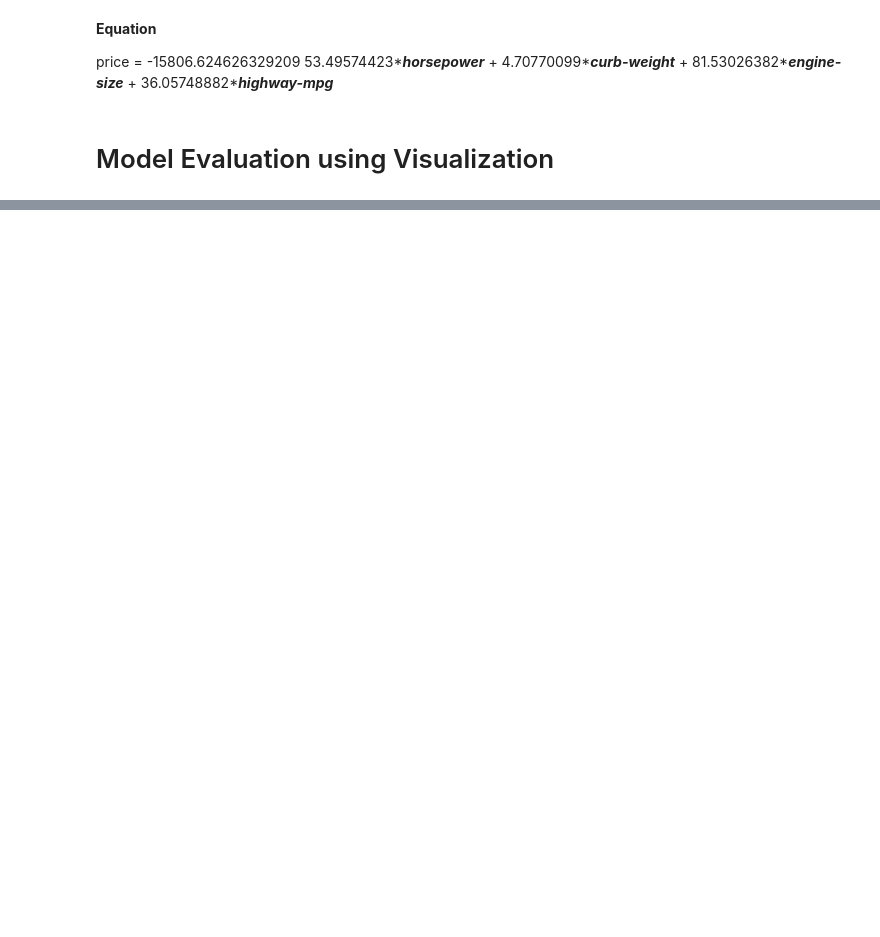
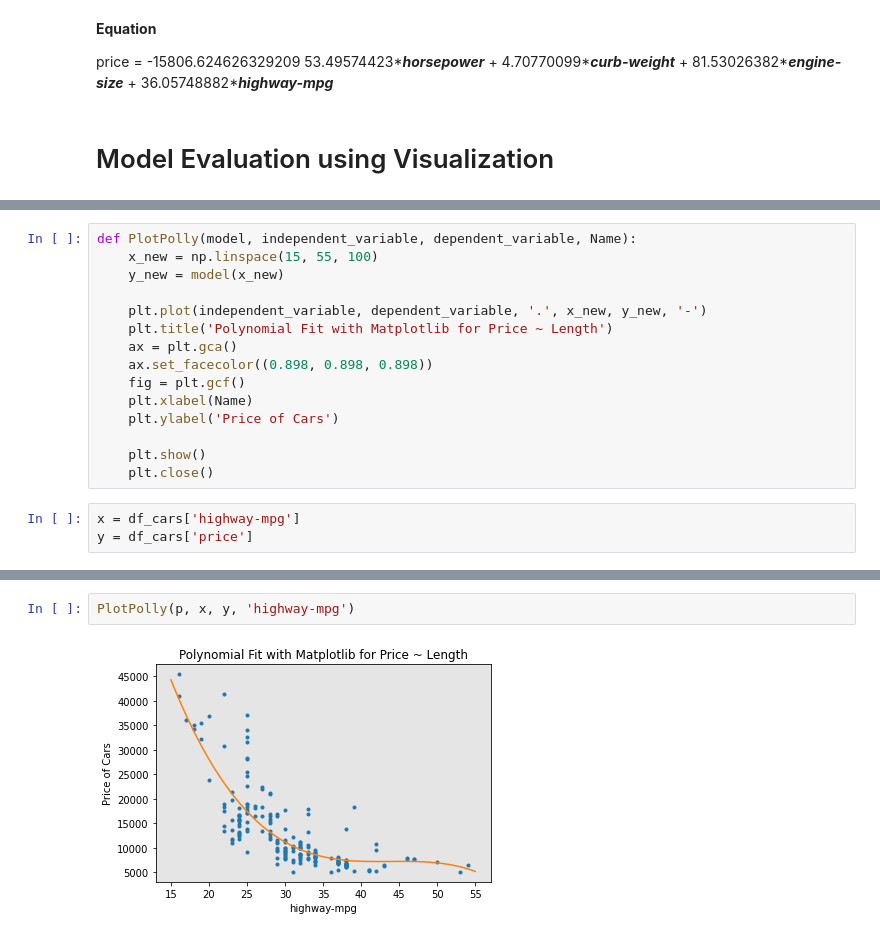
Before and after one commit to FernandoCallasaca/car_price_prediction_python_ml, a Jupyter notebook: 3. model development.ipynb, the cells around one changed output, grey strips where cells are left out. Cells and saved outputs as stored; diff of their text form; blank space fills up the shorter version.

```diff
--- a/3. model development.ipynb
+++ b/3. model development.ipynb
@@ -124,0 +180,18 @@ price = -15806.624626329209 53.49574423*_**horsepower**_ + 4.70770099*_**curb-we
+# %%
+def PlotPolly(model, independent_variable, dependent_variable, Name):
+    x_new = np.linspace(15, 55, 100)
+    y_new = model(x_new)
+
+    plt.plot(independent_variable, dependent_variable, '.', x_new, y_new, '-')
+    plt.title('Polynomial Fit with Matplotlib for Price ~ Length')
+    ax = plt.gca()
+    ax.set_facecolor((0.898, 0.898, 0.898))
+    fig = plt.gcf()
+    plt.xlabel(Name)
+    plt.ylabel('Price of Cars')
+
+    plt.show()
+    plt.close()
+# %%
+x = df_cars['highway-mpg']
+y = df_cars['price']
@@ -124,0 +208,4 @@ price = -15806.624626329209 53.49574423*_**horsepower**_ + 4.70770099*_**curb-we
+# %%
+PlotPolly(p, x, y, 'highway-mpg')
+# %% [output]
+[figure, added]
```
Also changed, not shown: parts of 49 cells of this notebook, 1 other file.
